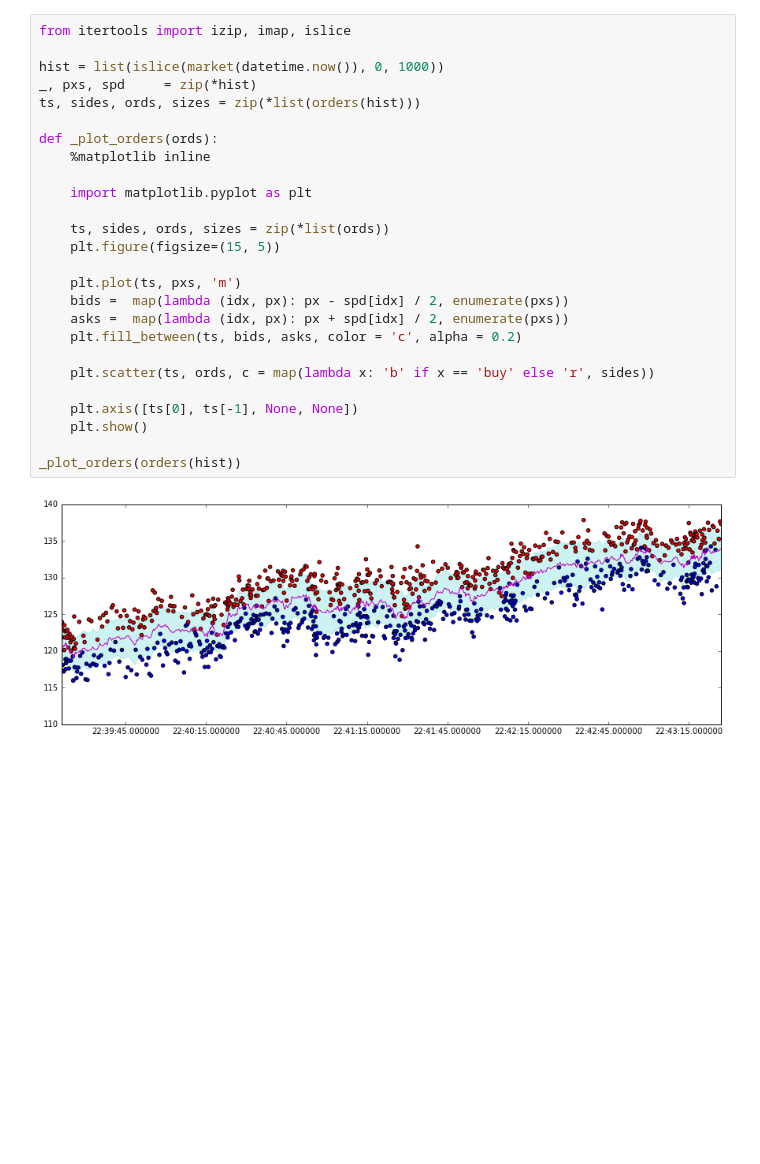
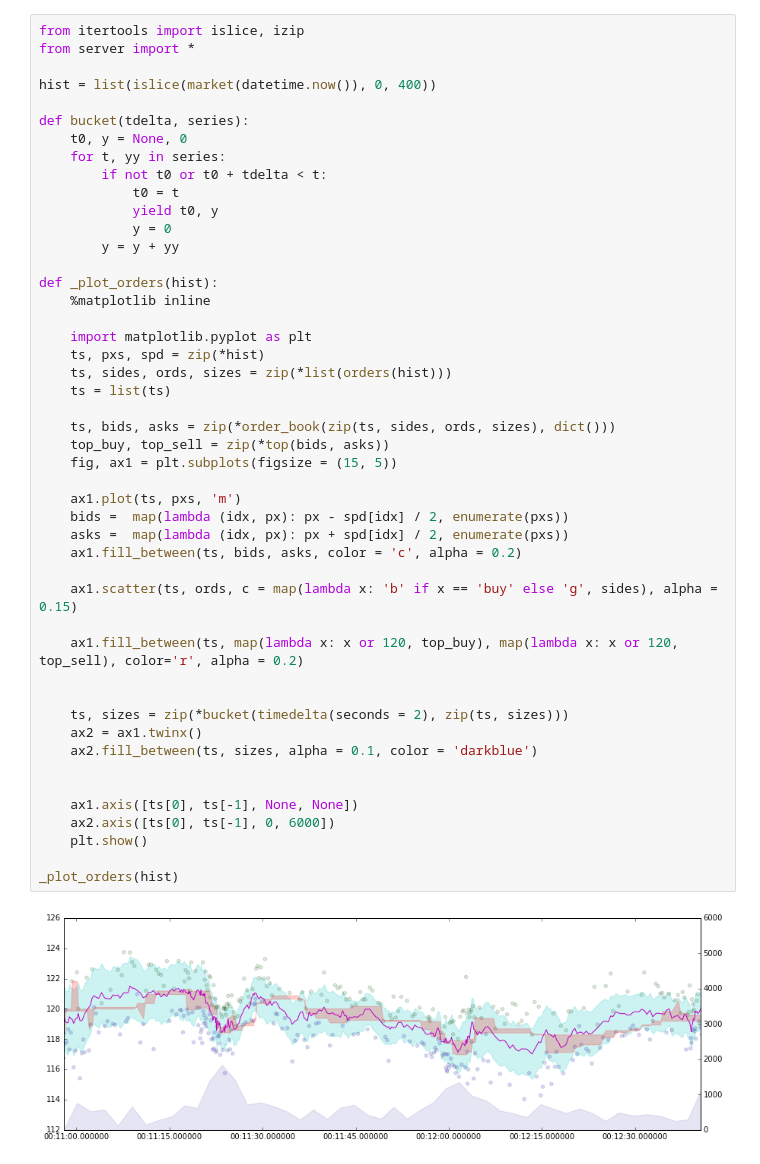
Before and after one commit to Andrew-Stein/exchange_simulator, a Jupyter notebook: server.ipynb, the cells around one changed output. Cells and saved outputs as stored; diff of their text form; blank space fills up the shorter version.

```diff
--- a/server.ipynb
+++ b/server.ipynb
@@ -70,28 +1,49 @@ def orders(hist):
 # %%
-from itertools import izip, imap, islice
+from itertools import islice, izip
+from server import *
 
-hist = list(islice(market(datetime.now()), 0, 1000))
-_, pxs, spd     = zip(*hist)
-ts, sides, ords, sizes = zip(*list(orders(hist)))
+hist = list(islice(market(datetime.now()), 0, 400))
 
-def _plot_orders(ords):
+def bucket(tdelta, series):
+    t0, y = None, 0
+    for t, yy in series:
+        if not t0 or t0 + tdelta < t:
+            t0 = t
+            yield t0, y
+            y = 0
+        y = y + yy
+
+def _plot_orders(hist):
     %matplotlib inline
 
     import matplotlib.pyplot as plt
+    ts, pxs, spd = zip(*hist)
+    ts, sides, ords, sizes = zip(*list(orders(hist)))
+    ts = list(ts)
 
-    ts, sides, ords, sizes = zip(*list(ords))
-    plt.figure(figsize=(15, 5))
+    ts, bids, asks = zip(*order_book(zip(ts, sides, ords, sizes), dict()))
+    top_buy, top_sell = zip(*top(bids, asks))
+    fig, ax1 = plt.subplots(figsize = (15, 5))
 
-    plt.plot(ts, pxs, 'm')
+    ax1.plot(ts, pxs, 'm')
     bids =  map(lambda (idx, px): px - spd[idx] / 2, enumerate(pxs))
     asks =  map(lambda (idx, px): px + spd[idx] / 2, enumerate(pxs))
-    plt.fill_between(ts, bids, asks, color = 'c', alpha = 0.2)
+    ax1.fill_between(ts, bids, asks, color = 'c', alpha = 0.2)
 
-    plt.scatter(ts, ords, c = map(lambda x: 'b' if x == 'buy' else 'r', sides))
+    ax1.scatter(ts, ords, c = map(lambda x: 'b' if x == 'buy' else 'g', sides), alpha = 0.15)
 
-    plt.axis([ts[0], ts[-1], None, None])
+    ax1.fill_between(ts, map(lambda x: x or 120, top_buy), map(lambda x: x or 120, top_sell), color='r', alpha = 0.2)
+
+
+    ts, sizes = zip(*bucket(timedelta(seconds = 2), zip(ts, sizes)))
+    ax2 = ax1.twinx()
+    ax2.fill_between(ts, sizes, alpha = 0.1, color = 'darkblue')
+
+
+    ax1.axis([ts[0], ts[-1], None, None])
+    ax2.axis([ts[0], ts[-1], 0, 6000])
     plt.show()
 
-_plot_orders(orders(hist))
+_plot_orders(hist)
 # %% [output]
-[figure, old version]
+[figure, new version]
```
Also changed, not shown: parts of 9 cells of this notebook, 3 other files.
